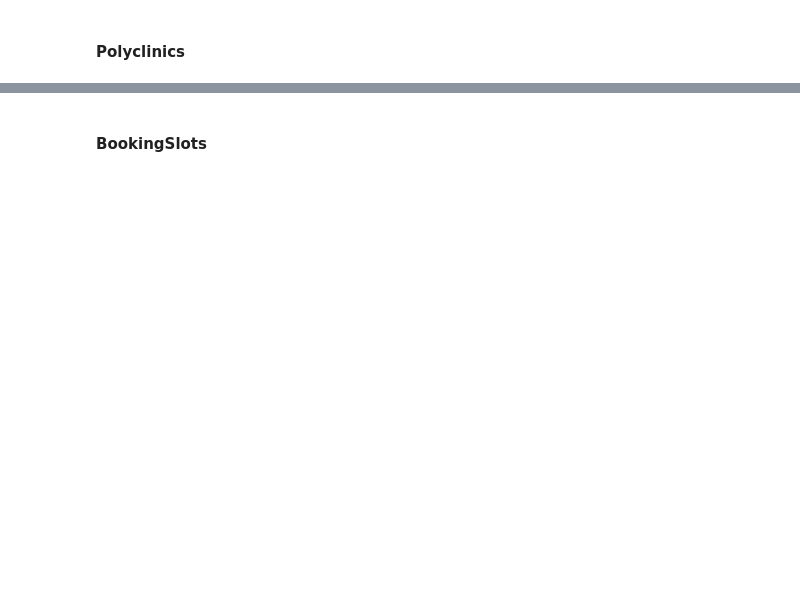
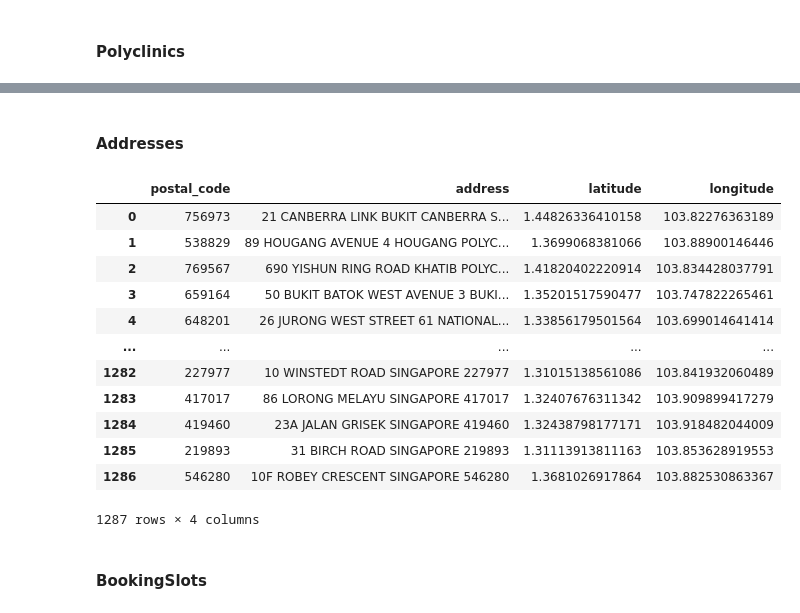
Before and after one commit to 0Upjh80d/agents, a Jupyter notebook: notebooks/query_database.ipynb, the cells around one changed output, grey strips where cells are left out. Cells and saved outputs as stored; diff of their text form; code cells hidden in the pictures; blank space fills up the shorter version.

Commit message:
chore: update query_database.ipynb to view new tables and cols

```diff
--- a/notebooks/query_database.ipynb
+++ b/notebooks/query_database.ipynb
@@ -146,3 +189,26 @@ display(polyclinic_df)
+# %% [markdown]
+#### Addresses
+# %%
+# Query the Vaccines table
+query = "SELECT * FROM Addresses"
+# Execute the query and load results into a DataFrame
+addresses_df = pd.read_sql(query, conn)
+# Display the results
+display(addresses_df)
+# %% [output]
+|  | postal_code | address | latitude | longitude |
+| 0 | 756973 | 21 CANBERRA LINK BUKIT CANBERRA S... | 1.44826336410158 | 103.82276363189 |
+| 1 | 538829 | 89 HOUGANG AVENUE 4 HOUGANG POLYC... | 1.3699068381066 | 103.88900146446 |
+| 2 | 769567 | 690 YISHUN RING ROAD KHATIB POLYC... | 1.41820402220914 | 103.834428037791 |
+| 3 | 659164 | 50 BUKIT BATOK WEST AVENUE 3 BUKI... | 1.35201517590477 | 103.747822265461 |
+| 4 | 648201 | 26 JURONG WEST STREET 61 NATIONAL... | 1.33856179501564 | 103.699014641414 |
+| ... | ... | ... | ... | ... |
+| 1282 | 227977 | 10 WINSTEDT ROAD SINGAPORE 227977 | 1.31015138561086 | 103.841932060489 |
+| 1283 | 417017 | 86 LORONG MELAYU SINGAPORE 417017 | 1.32407676311342 | 103.909899417279 |
+| 1284 | 419460 | 23A JALAN GRISEK SINGAPORE 419460 | 1.32438798177171 | 103.918482044009 |
+| 1285 | 219893 | 31 BIRCH ROAD SINGAPORE 219893 | 1.31113913811163 | 103.853628919553 |
+| 1286 | 546280 | 10F ROBEY CRESCENT SINGAPORE 546280 | 1.3681026917864 | 103.882530863367 |
+1287 rows × 4 columns
 # %% [markdown]
 #### BookingSlots
 # %%
```
Also changed, not shown: parts of 15 cells of this notebook.
